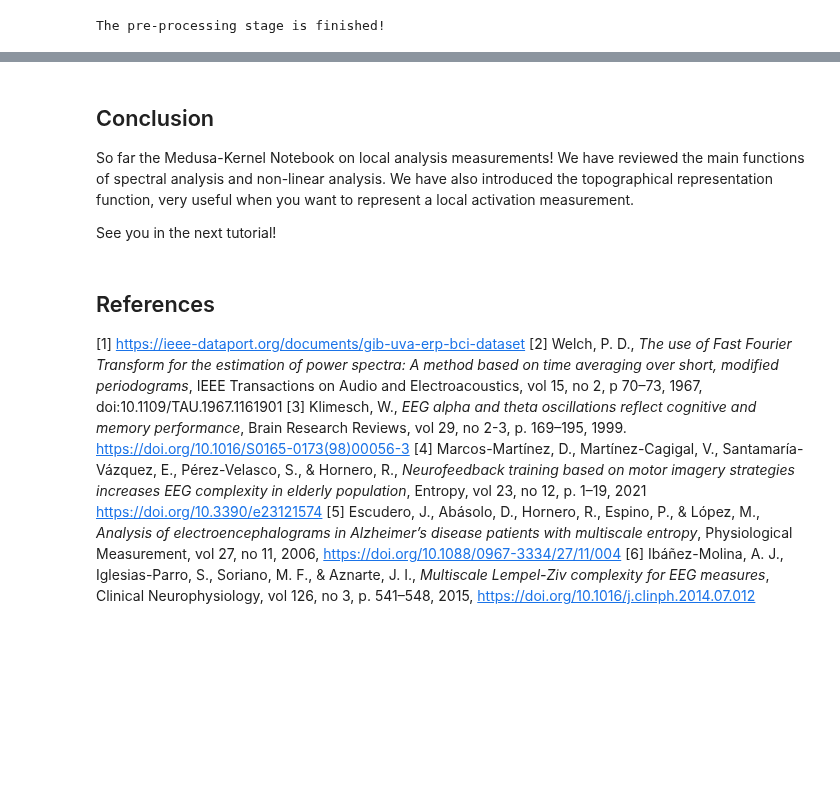
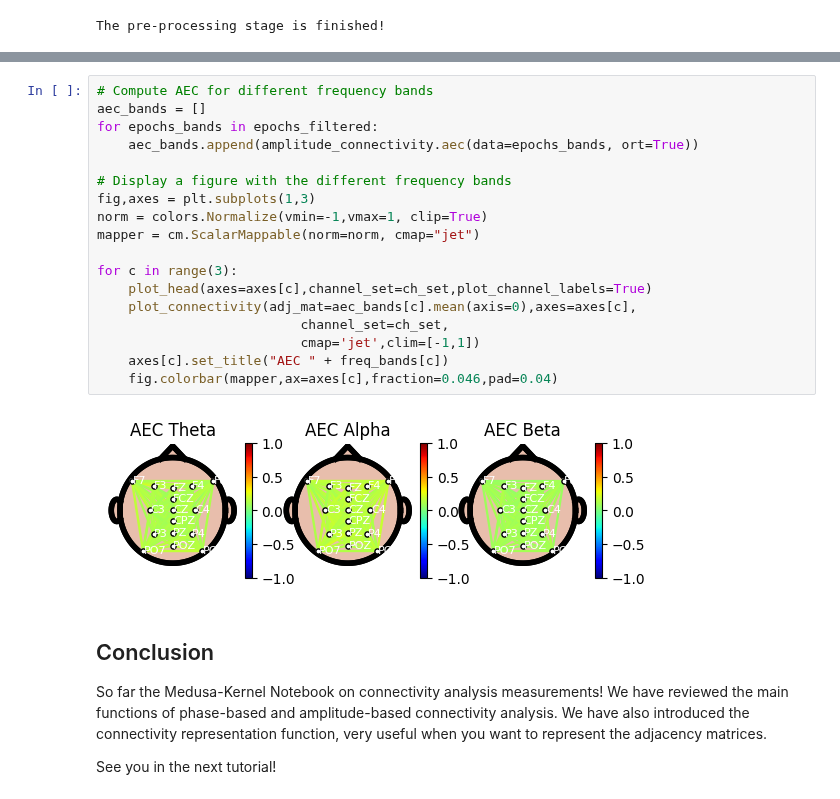
Before and after one commit to medusabci/medusa-tutorials, a Jupyter notebook: medusa-kernel/connectivity_analysis.ipynb, the cells around one changed output, grey strips where cells are left out. Drawn from its saved outputs; the diff is of its cells as text; blank space fills up the shorter version.

```diff
--- a/medusa-kernel/connectivity_analysis.ipynb
+++ b/medusa-kernel/connectivity_analysis.ipynb
@@ -238,15 +284,27 @@ fig.colorbar(mapper,ax=ax,fraction=0.046,pad=0.04)
+# %%
+# Compute AEC for different frequency bands
+aec_bands = []
+for epochs_bands in epochs_filtered:
+    aec_bands.append(amplitude_connectivity.aec(data=epochs_bands, ort=True))
+
+# Display a figure with the different frequency bands
+fig,axes = plt.subplots(1,3)
+norm = colors.Normalize(vmin=-1,vmax=1, clip=True)
+mapper = cm.ScalarMappable(norm=norm, cmap="jet")
+
+for c in range(3):
+    plot_head(axes=axes[c],channel_set=ch_set,plot_channel_labels=True)
+    plot_connectivity(adj_mat=aec_bands[c].mean(axis=0),axes=axes[c],
+                          channel_set=ch_set,
+                          cmap='jet',clim=[-1,1])
+    axes[c].set_title("AEC " + freq_bands[c])
+    fig.colorbar(mapper,ax=axes[c],fraction=0.046,pad=0.04)
+# %% [output]
+[figure, added]
 # %% [markdown]
 ## Conclusion
-So far the Medusa-Kernel Notebook on local analysis measurements! We have reviewed the main functions
-of spectral analysis and non-linear analysis. We have also introduced the topographical representation
-function, very useful when you want to represent a local activation measurement.
+So far the Medusa-Kernel Notebook on connectivity analysis measurements! We have reviewed the main functions
+of phase-based and amplitude-based connectivity analysis. We have also introduced the connectivity representation
+function, very useful when you want to represent the adjacency matrices.
 
 See you in the next tutorial!
-# %% [markdown]
-## References
-[1] https://ieee-dataport.org/documents/gib-uva-erp-bci-dataset
-[2] Welch, P. D., _The use of Fast Fourier Transform for the estimation of power spectra: A method based on time averaging over short, modified periodograms_, IEEE Transactions on Audio and Electroacoustics, vol 15, no 2, p 70–73, 1967, doi:10.1109/TAU.1967.1161901
-[3] Klimesch, W., _EEG alpha and theta oscillations reflect cognitive and memory performance_, Brain Research Reviews, vol 29, no 2-3, p. 169–195, 1999. https://doi.org/10.1016/S0165-0173(98)00056-3
-[4] Marcos-Martínez, D., Martínez-Cagigal, V., Santamaría-Vázquez, E., Pérez-Velasco, S., & Hornero, R., _Neurofeedback training based on motor imagery strategies increases EEG complexity in elderly population_, Entropy, vol 23, no 12, p. 1–19, 2021 https://doi.org/10.3390/e23121574
-[5] Escudero, J., Abásolo, D., Hornero, R., Espino, P., & López, M., _Analysis of electroencephalograms in Alzheimer’s disease patients with multiscale entropy_, Physiological Measurement, vol 27, no 11, 2006, https://doi.org/10.1088/0967-3334/27/11/004
-[6] Ibáñez-Molina, A. J., Iglesias-Parro, S., Soriano, M. F., & Aznarte, J. I., _Multiscale Lempel-Ziv complexity for EEG measures_, Clinical Neurophysiology, vol 126, no 3, p. 541–548, 2015, https://doi.org/10.1016/j.clinph.2014.07.012
```
Also changed, not shown: parts of 8 cells of this notebook.
